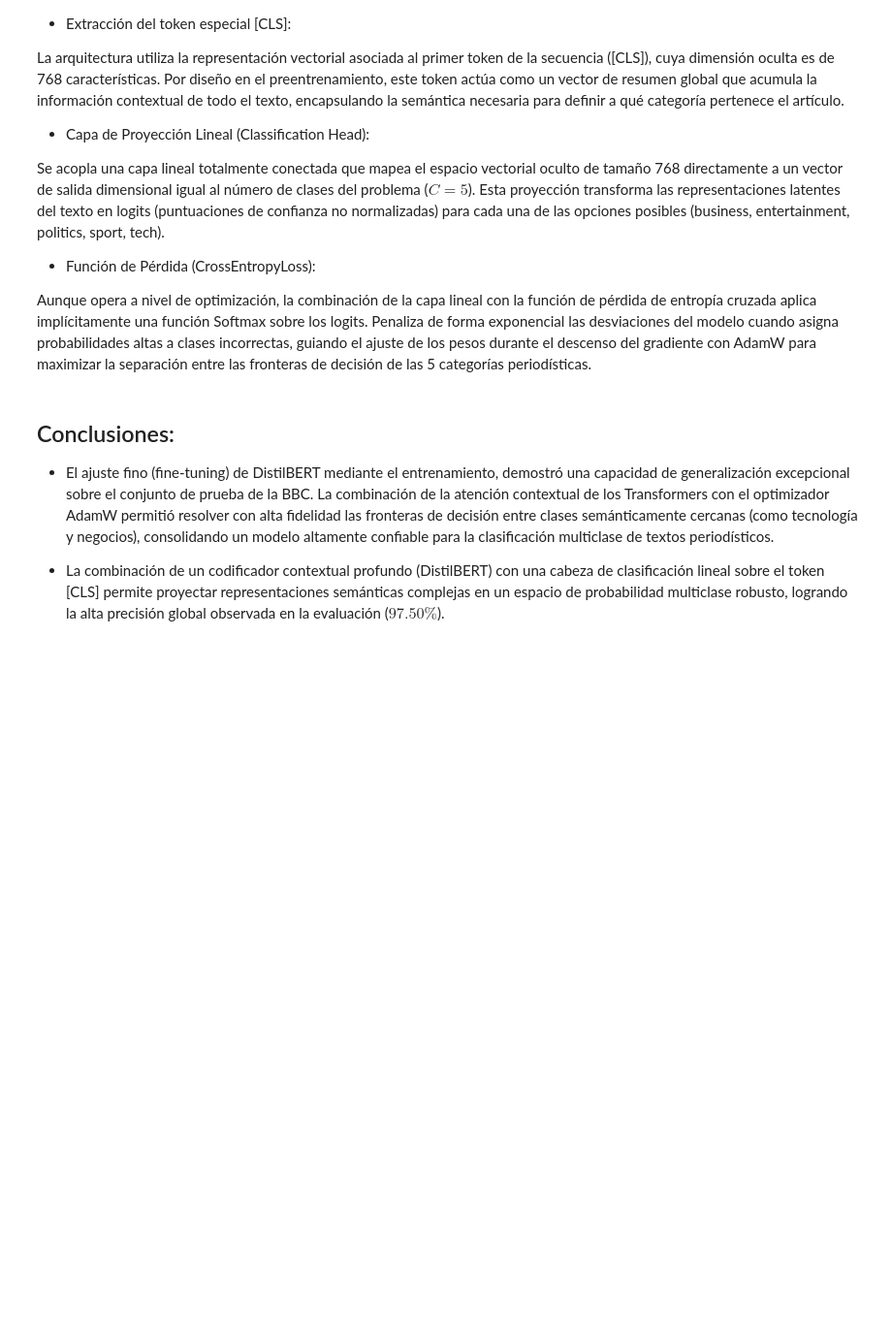
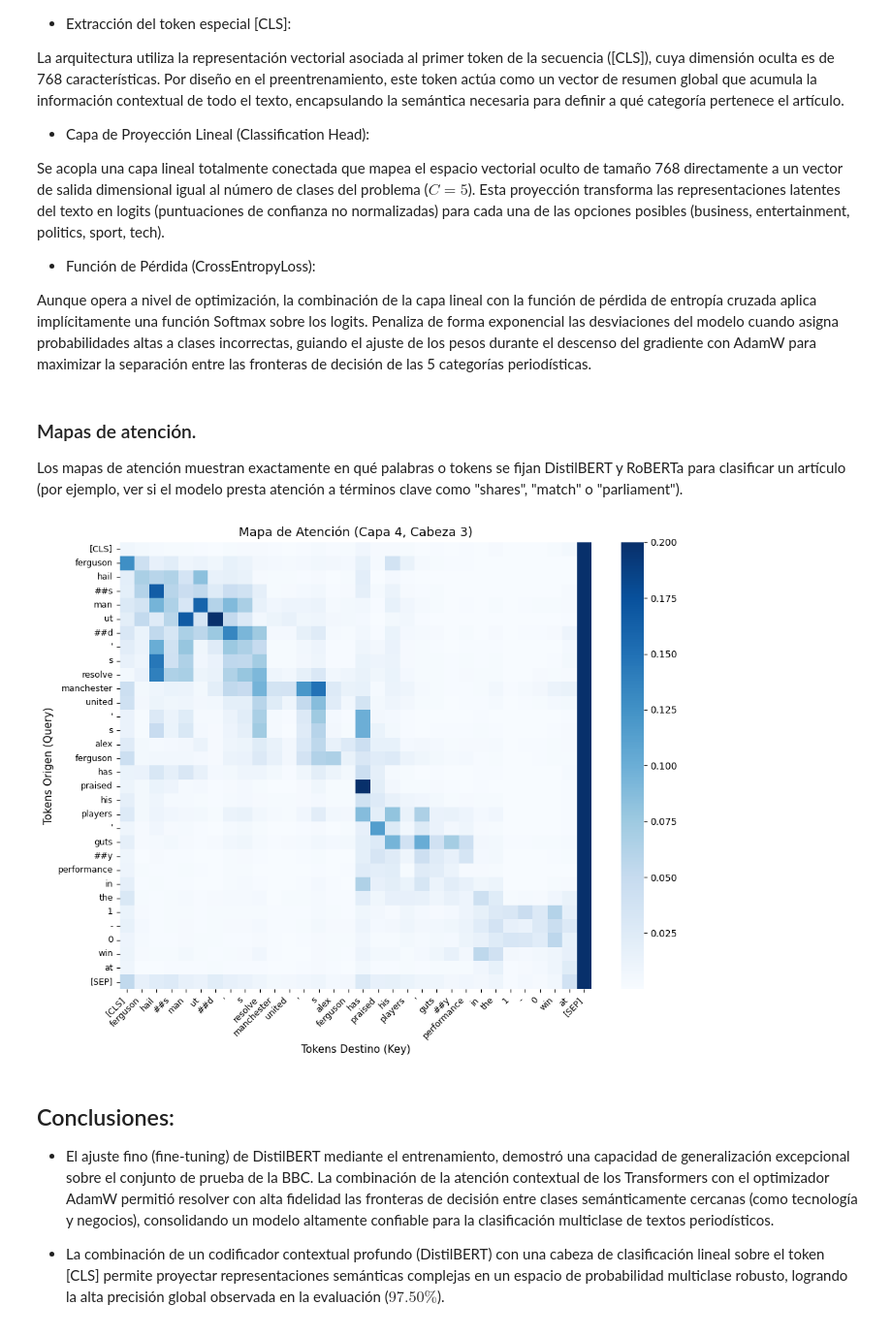
Before and after one commit to margomeza16/deep_leraning, a Jupyter notebook: miniproyecto3_transformers.ipynb, the cells around one changed output. Shown at 97% size. Drawn from its saved outputs; the diff is of its cells as text; code cells hidden in the pictures; blank space fills up the shorter version.

```diff
--- a/miniproyecto3_transformers.ipynb
+++ b/miniproyecto3_transformers.ipynb
@@ -945,3 +919,7 @@ Se acopla una capa lineal totalmente conectada que mapea el espacio vectorial oc
 - Función de Pérdida (CrossEntropyLoss):
 
 Aunque opera a nivel de optimización, la combinación de la capa lineal con la función de pérdida de entropía cruzada aplica implícitamente una función Softmax sobre los logits. Penaliza de forma exponencial las desviaciones del modelo cuando asigna probabilidades altas a clases incorrectas, guiando el ajuste de los pesos durante el descenso del gradiente con AdamW para maximizar la separación entre las fronteras de decisión de las 5 categorías periodísticas.
+# %% [markdown]
+### Mapas de atención.
+
+Los mapas de atención muestran exactamente en qué palabras o tokens se fijan DistilBERT y RoBERTa para clasificar un artículo (por ejemplo, ver si el modelo presta atención a términos clave como "shares", "match" o "parliament").
@@ -948,3 +963,22 @@ Aunque opera a nivel de optimización, la combinación de la capa lineal con la
+# %%
+# Función de atención DistilBERT
+# Supongamos que el índice del caso a analizar es el 1552
+indice_elegido = 0  # o idx_correct
+
+# 1. Extraer el texto limpio de la columna 'text'
+ejemplo_texto = str(X_test['text'].iloc[indice_elegido])
+# Tomar solo los primeros 20 tokens de la frase para la visualización
+ejemplo_texto_corto = " ".join(ejemplo_texto.split()[:20])
+plot_attention_head(
+    model=model,
+    tokenizer=tokenizer,
+    text=ejemplo_texto_corto,
+    device=device,
+    layer_idx=4,  # Última capa
+    head_idx=3     # Primera cabeza de atención (se puede probar con 0, 1, 2...)
+)
+# %% [output]
+[figure, new version]
 # %% [markdown]
 ## Conclusiones:
 
```
Also changed, not shown: parts of 12 cells of this notebook.
